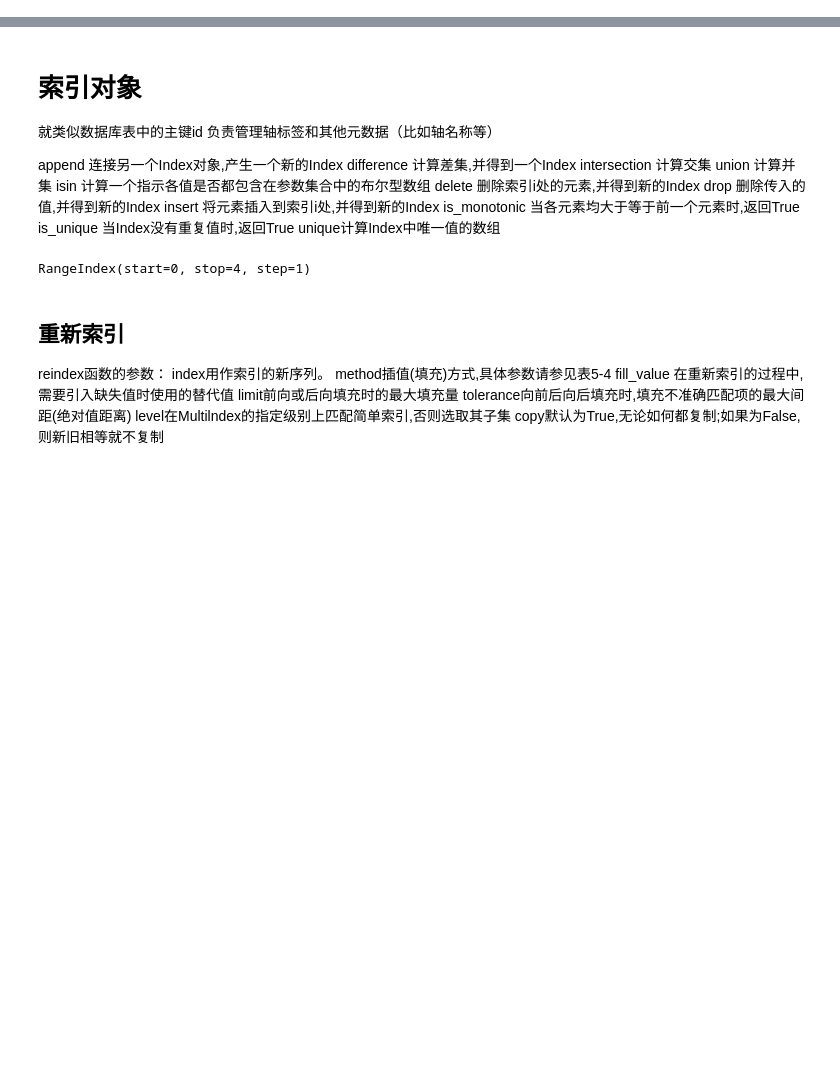
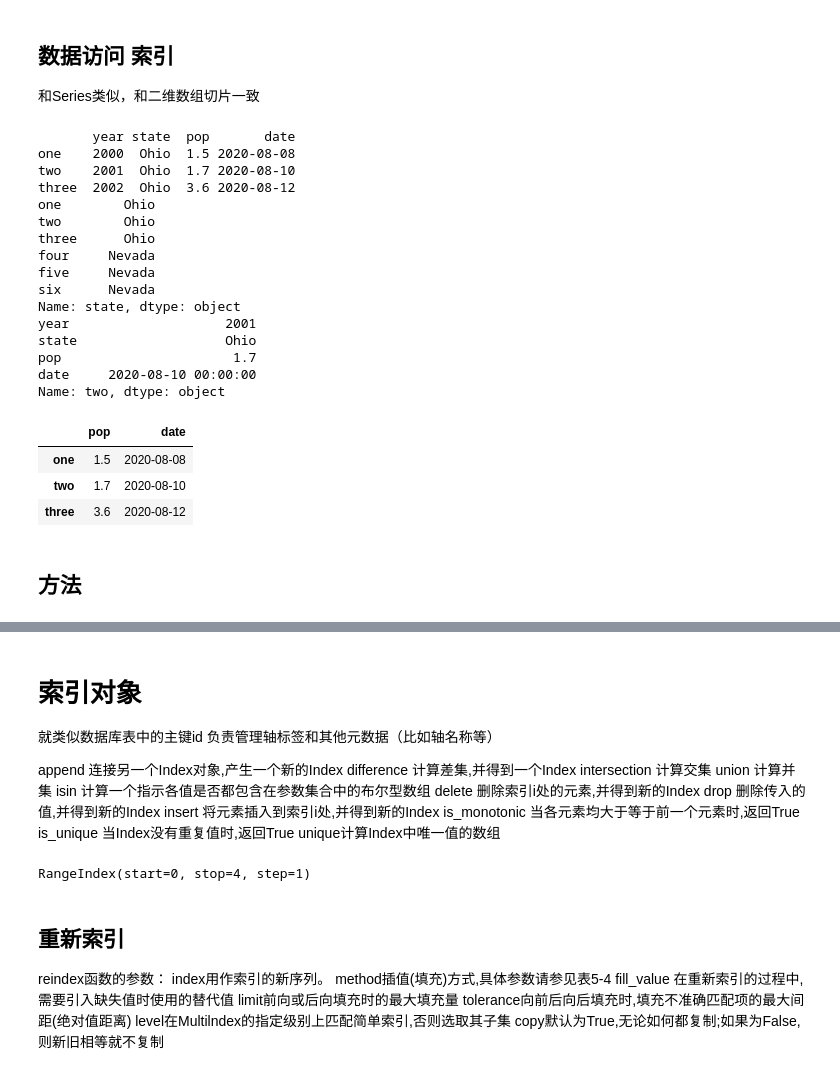
Before and after one commit to ToyHaoran/python01, a Jupyter notebook: 笔记/pandas笔记.ipynb, the cells around one changed output, grey strips where cells are left out. Drawn from its saved outputs; the diff is of its cells as text; code cells hidden in the pictures; blank space fills up the shorter version.

```diff
--- a/笔记/pandas笔记.ipynb
+++ b/笔记/pandas笔记.ipynb
@@ -57,0 +113,31 @@ six    2003  Nevada  3.2   NaN
+# %% [markdown]
+## 数据访问 索引
+和Series类似，和二维数组切片一致
+# %%
+print(df.head(3))  # 前几行
+print(df['state'])  # 选择列 类似select  = df.state
+print(df.loc['two'])  # 选择行 第二行
+df.iloc[:3, -2:]  # 前3行后两列
+# %% [output]
+       year state  pop       date
+one    2000  Ohio  1.5 2020-08-08
+two    2001  Ohio  1.7 2020-08-10
+three  2002  Ohio  3.6 2020-08-12
+one        Ohio
+two        Ohio
+three      Ohio
+four     Nevada
+five     Nevada
+six      Nevada
+Name: state, dtype: object
+year                    2001
+state                   Ohio
+pop                      1.7
+date     2020-08-10 00:00:00
+Name: two, dtype: object
+|  | pop | date |
+| one | 1.5 | 2020-08-08 |
+| two | 1.7 | 2020-08-10 |
+| three | 3.6 | 2020-08-12 |
+# %% [markdown]
+## 方法
```
Also changed, not shown: parts of 24 cells of this notebook, 4 other files.
